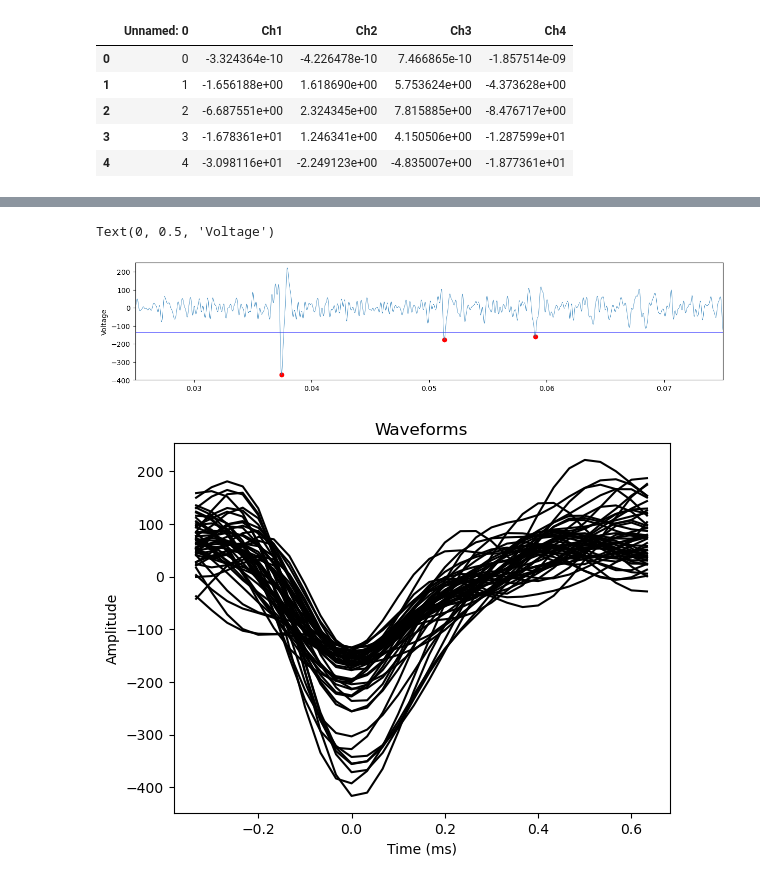
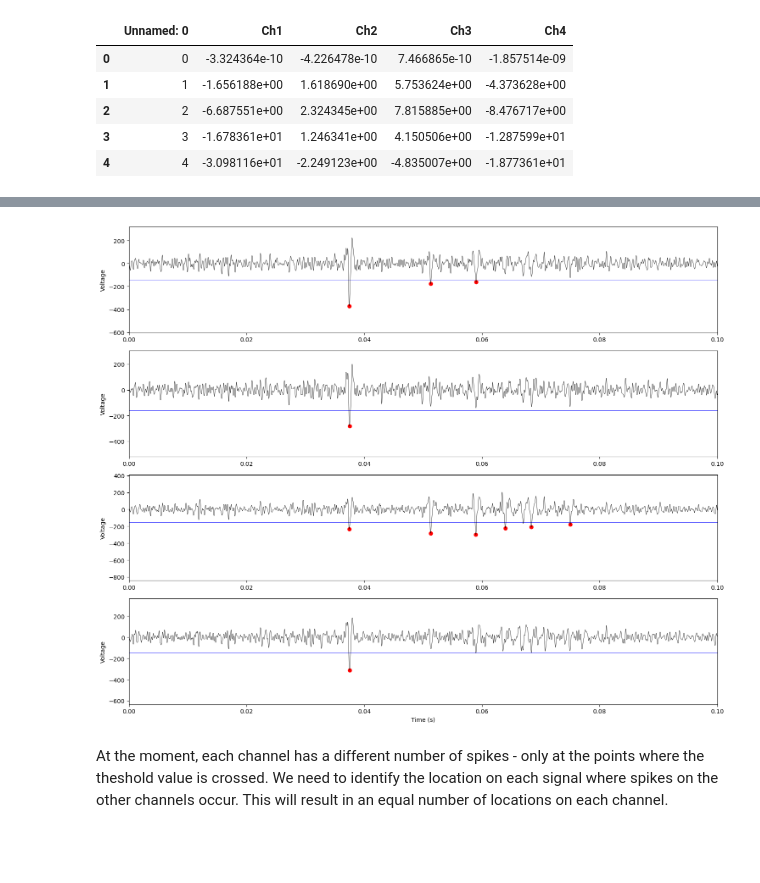
Before and after one commit to SamwelZimmer/spike_analysis, a Jupyter notebook: helpers/testing/spike_detection_testing.ipynb, the cells around one changed output, grey strips where cells are left out. Saved outputs shown, nothing was run; the diff lists cells and outputs as text; code cells hidden in the pictures; blank space fills up the shorter version.

```diff
--- a/helpers/testing/spike_detection_testing.ipynb
+++ b/helpers/testing/spike_detection_testing.ipynb
@@ -23,3 +27,6 @@ df.head()
 | 4 | 4 | -3.098116e+01 | -2.249123e+00 | -4.835007e+00 | -1.877361e+01 |
 # %%
 y = df['Ch1'].values
+
+channels = ["Ch1", "Ch2", "Ch3", "Ch4"]
+data = df[channels].values
@@ -63,0 +35,17 @@ print(spikes)
+# %%
+# create a time array for the x axis
+time = np.arange(0, T) * DT
+
+fig, axs = plt.subplots(len(channels), sharex=True, figsize=(18, 3*len(channels)))
+
+# plot each channel
+for i, ax in enumerate(axs):
+    ax.plot(time[0:T], data[0:T, i], label=channels[i], lw=0.5, c="k")
+    ax.set_ylabel('Voltage')
+    ax.legend()  # show a legend for each subplot
+    ax.set_ylim((min(data[0:T, i]) - 10, max(data[0:T, i]) + 10))
+
+axs[-1].set_xlabel('Time (s)')  # only set x-label for the last subplot
+plt.xlim(0, 0.1)
+plt.tight_layout()
+plt.show()
@@ -64,20 +78,26 @@ print(spikes)
 # %%
-plt.figure(figsize=(15, 3))
+plt.figure(figsize=(15, 3 * data.shape[1]))
 
-t = np.arange(0, T) * dt
+for i in range(data.shape[1]):
+    plt.subplot(data.shape[1], 1, i+1)
 
-# Plot the signal
-plt.plot(t, y[0:T], linewidth=.5)
+    # Plot the signal for this channel
+    plt.plot(time[0:T], data[0:T, i], linewidth=.5, c="k")
 
-# Plot the threshold
-plt.axhline(y=threshold, c="blue", linewidth=0.5, zorder=0)
+    # Plot the threshold for this channel
+    sigma = np.median(np.abs(data[0:T, i] - np.median(data[:, i])) / 0.6745)
+    threshold = threshold_factor * sigma
+    plt.axhline(y=threshold, c="blue", linewidth=0.5, zorder=0)
 
-# Plot the spike locations
-plt.scatter(spikes * dt, y[spikes], color='red')
+    # Plot the spike locations for this channel
+    plt.scatter(spikes[i] * DT, data[spikes[i], i], color='red')
 
-plt.ylim((-400, 250))
-plt.xlim((0.025, 0.075))
-plt.ylabel('Voltage')
+    plt.ylim((min(data[:, i]) - 50, max(data[:, i]) + 50))
+    plt.xlim(0, 0.1)
+    plt.ylabel('Voltage')
+
+plt.xlabel("Time (s)")
+plt.tight_layout()
+plt.show()
 # %% [output]
-Text(0, 0.5, 'Voltage')
-[figure, old version]
+[figure, new version]
@@ -86,14 +104,2 @@ waveforms, waveform_info = get_waveforms(y=y[0:T], spike_indices=spikes, duratio
-# %%
-# iterate over the waveforms and plot each on top of each other
-for i, waveform in enumerate(waveforms):
-    t = np.arange(-10, 20) * dt * 1000
-
-    # plot the waveform
-    plt.plot(t, waveform, c="black")
-
-plt.xlabel('Time (ms)')
-plt.ylabel('Amplitude')
-plt.title('Waveforms')
-plt.show()
-# %% [output]
-[figure, removed]
+# %% [markdown]
+At the moment, each channel has a different number of spikes - only at the points where the theshold value is crossed. We need to identify the location on each signal where spikes on the other channels occur. This will result in an equal number of locations on each channel.
```
Also changed, not shown: parts of 20 cells of this notebook, 11 other files.
